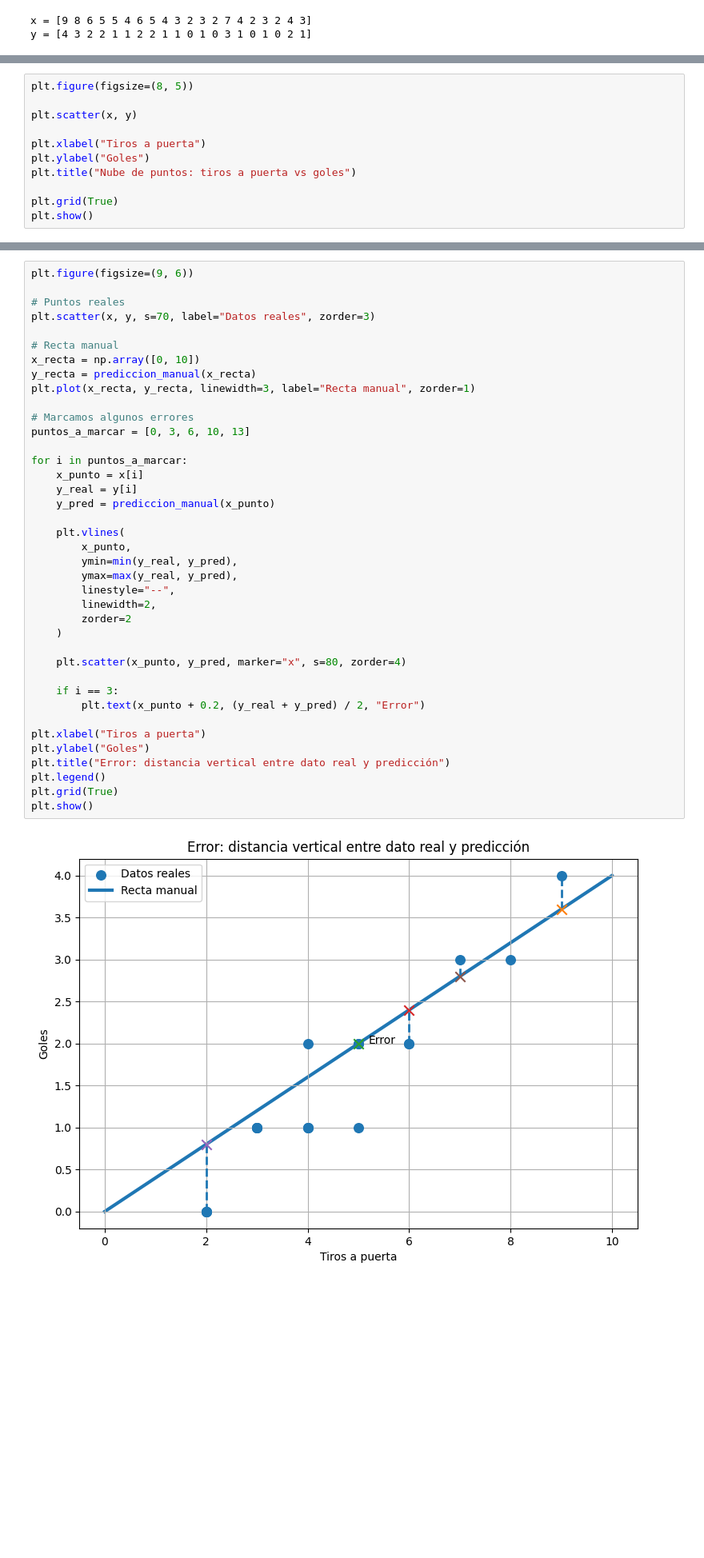
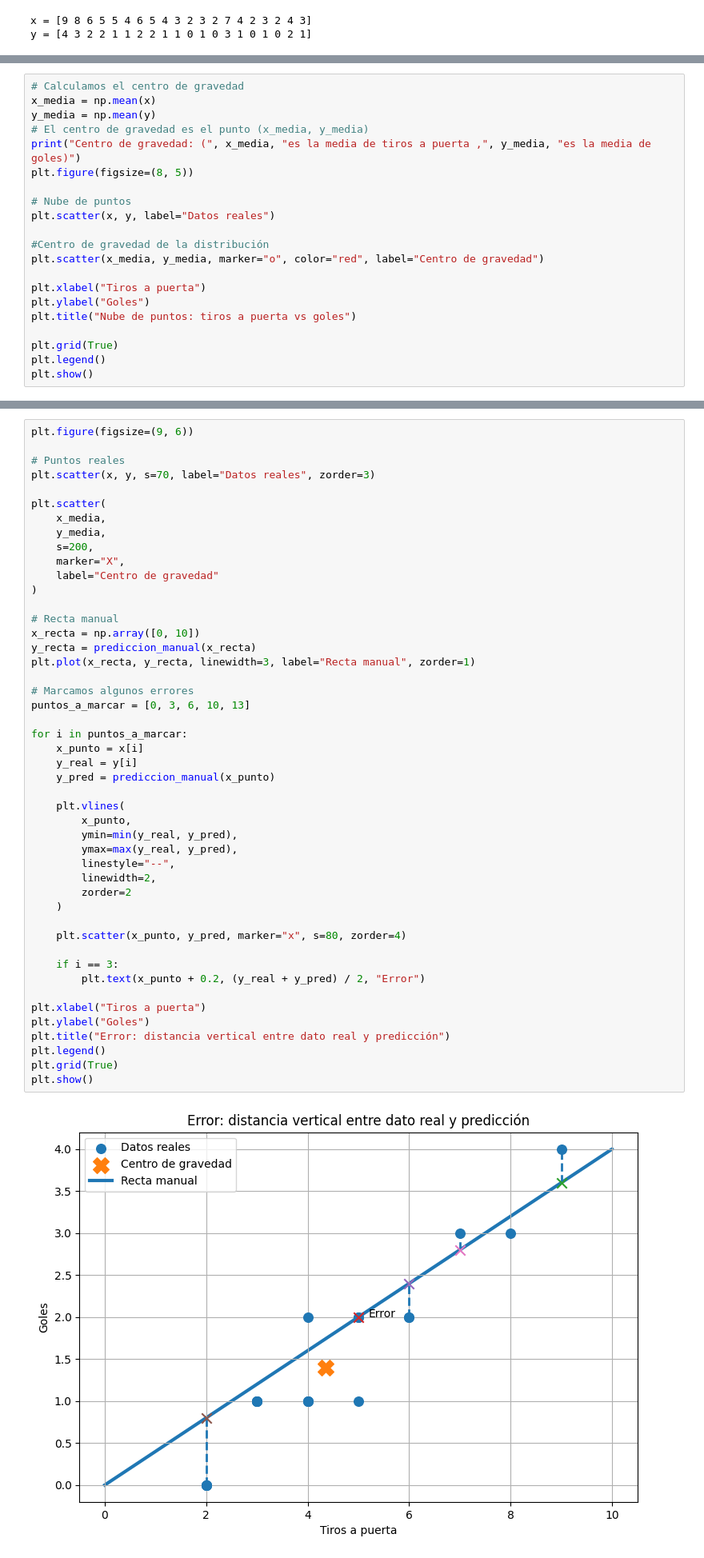
Before and after one commit to iriveraf01/Python-2526, a Jupyter notebook: AD/ApuntesUltimoExamen/regresion_lineal_simple_futbol_con_graficas.ipynb, the cells around one changed output, grey strips where cells are left out. Shown at 80% size. Drawn from its saved outputs; the diff is of its cells as text; blank space fills up the shorter version.

````diff
--- a/AD/ApuntesUltimoExamen/regresion_lineal_simple_futbol_con_graficas.ipynb
+++ b/AD/ApuntesUltimoExamen/regresion_lineal_simple_futbol_con_graficas.ipynb
@@ -119,14 +119,24 @@ Si los puntos suben hacia la derecha, hay relación positiva:
 más tiros a puerta → más goles
 ```
 # %%
+# Calculamos el centro de gravedad
+x_media = np.mean(x)
+y_media = np.mean(y)
+# El centro de gravedad es el punto (x_media, y_media)
+print("Centro de gravedad: (", x_media, "es la media de tiros a puerta ,", y_media, "es la media de goles)")
 plt.figure(figsize=(8, 5))
 
-plt.scatter(x, y)
+# Nube de puntos
+plt.scatter(x, y, label="Datos reales")
+
+#Centro de gravedad de la distribución
+plt.scatter(x_media, y_media, marker="o", color="red", label="Centro de gravedad")
 
 plt.xlabel("Tiros a puerta")
 plt.ylabel("Goles")
 plt.title("Nube de puntos: tiros a puerta vs goles")
 
 plt.grid(True)
+plt.legend()
 plt.show()
 # %% [output]
@@ -264,6 +296,14 @@ plt.figure(figsize=(9, 6))
 
 # Puntos reales
 plt.scatter(x, y, s=70, label="Datos reales", zorder=3)
+
+plt.scatter(
+    x_media,
+    y_media,
+    s=200,
+    marker="X",
+    label="Centro de gravedad"
+)
 
 # Recta manual
 x_recta = np.array([0, 10])
@@ -272,34 +312,34 @@ plt.plot(x_recta, y_recta, linewidth=3, label="Recta manual", zorder=1)
 
 # Marcamos algunos errores
 puntos_a_marcar = [0, 3, 6, 10, 13]
 
 for i in puntos_a_marcar:
     x_punto = x[i]
     y_real = y[i]
     y_pred = prediccion_manual(x_punto)
 
     plt.vlines(
         x_punto,
         ymin=min(y_real, y_pred),
         ymax=max(y_real, y_pred),
         linestyle="--",
         linewidth=2,
         zorder=2
     )
 
     plt.scatter(x_punto, y_pred, marker="x", s=80, zorder=4)
 
     if i == 3:
         plt.text(x_punto + 0.2, (y_real + y_pred) / 2, "Error")
 
 plt.xlabel("Tiros a puerta")
 plt.ylabel("Goles")
 plt.title("Error: distancia vertical entre dato real y predicción")
 plt.legend()
 plt.grid(True)
 plt.show()
 # %% [output]
-[figure, old version]
+[figure, new version]
 # %% [markdown]
 ### Qué escribir en el examen
 
````
Also changed, not shown: parts of 4 cells of this notebook.
